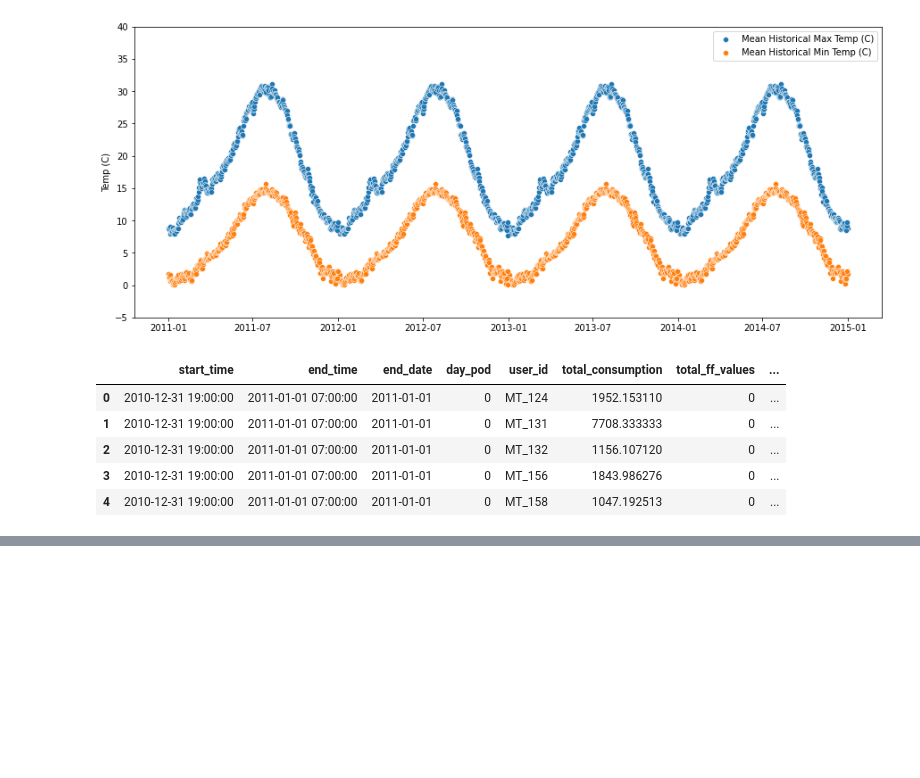
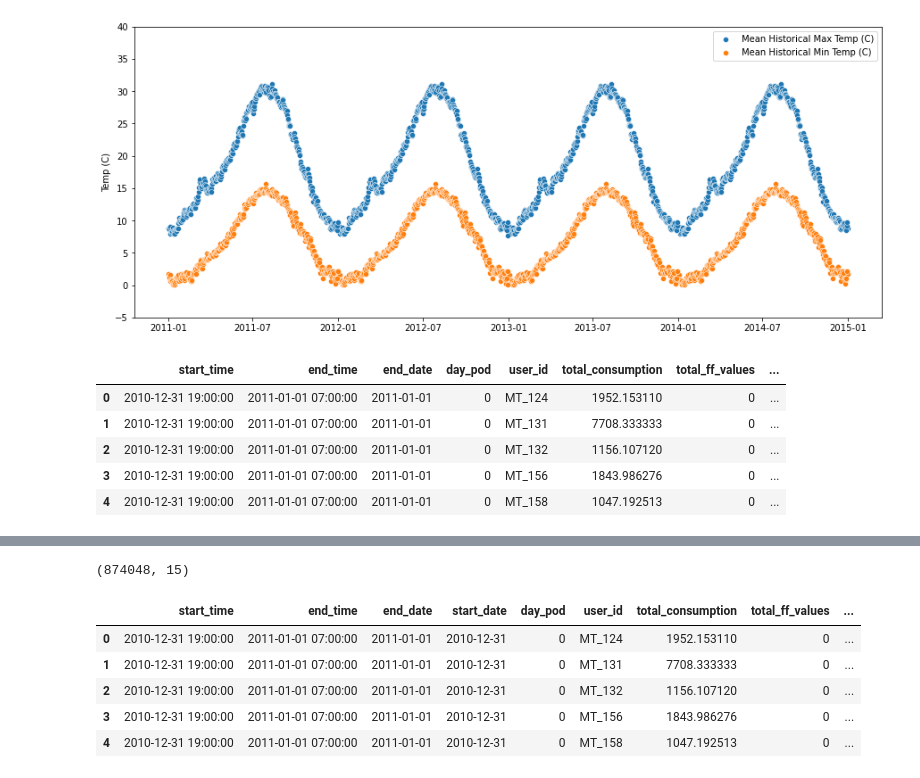
Before and after one commit to malomaye/asl-energy-forecasting, a Jupyter notebook: notebooks/raw_data_cleaning_shawn.ipynb, the cells around one changed output, grey strips where cells are left out. Saved outputs shown, nothing was run; the diff lists cells and outputs as text; code cells hidden in the pictures; blank space fills up the shorter version.

Commit message:
added holidays

```diff
--- a/notebooks/raw_data_cleaning_shawn.ipynb
+++ b/notebooks/raw_data_cleaning_shawn.ipynb
@@ -309,0 +342,4 @@ final_w_temp.to_csv('./data/portugal_energy_clean.csv', index=None)
+# %%
+final_w_temp_holiday = final_w_temp.merge(df_holidays_dedupe[["Date","class"]],how="left",left_on="start_date", right_on="Date")
+print(final_w_temp.shape)
+print(final_w_temp_holiday.shape)
@@ -309,0 +349,4 @@ final_w_temp.to_csv('./data/portugal_energy_clean.csv', index=None)
+# %%
+final_w_temp_holiday_2 = final_w_temp_holiday.merge(df_holidays_dedupe[["Date","class"]],how="left",left_on="end_date", right_on="Date")
+print(final_w_temp_holiday.shape)
+print(final_w_temp_holiday_2.shape)
@@ -309,0 +365,4 @@ final_w_temp.to_csv('./data/portugal_energy_clean.csv', index=None)
+# %%
+final_w_temp_holiday_2['holiday'] = np.where(((final_w_temp_holiday_2.class_x =='major') | (final_w_temp_holiday_2.class_y=='major')), 'major', np.where(
+        ((final_w_temp_holiday_2.class_x=='minor') | (final_w_temp_holiday_2.class_y=='minor')), 'minor','no holiday')
+        )
@@ -309,0 +378,17 @@ final_w_temp.to_csv('./data/portugal_energy_clean.csv', index=None)
+# %%
+cols=['start_time', 'end_time', 'end_date', 'start_date','day_pod', 'user_id',
+       'total_consumption', 'total_ff_values', 'time_points_in_period',
+       'day_of_year_sin', 'day_of_year_cos', 'JD', 'max_temp', 'min_temp',
+       'holiday']
+clean_df = final_w_temp_holiday_2[cols].copy()
+# %%
+print(clean_df.shape)
+clean_df.head()
+# %% [output]
+(874048, 15)
+|  | start_time | end_time | end_date | start_date | day_pod | user_id | total_consumption | total_ff_values | ... |
+| 0 | 2010-12-31 19:00:00 | 2011-01-01 07:00:00 | 2011-01-01 | 2010-12-31 | 0 | MT_124 | 1952.153110 | 0 | ... |
+| 1 | 2010-12-31 19:00:00 | 2011-01-01 07:00:00 | 2011-01-01 | 2010-12-31 | 0 | MT_131 | 7708.333333 | 0 | ... |
+| 2 | 2010-12-31 19:00:00 | 2011-01-01 07:00:00 | 2011-01-01 | 2010-12-31 | 0 | MT_132 | 1156.107120 | 0 | ... |
+| 3 | 2010-12-31 19:00:00 | 2011-01-01 07:00:00 | 2011-01-01 | 2010-12-31 | 0 | MT_156 | 1843.986276 | 0 | ... |
+| 4 | 2010-12-31 19:00:00 | 2011-01-01 07:00:00 | 2011-01-01 | 2010-12-31 | 0 | MT_158 | 1047.192513 | 0 | ... |
```
Also changed, not shown: parts of 12 cells of this notebook.
